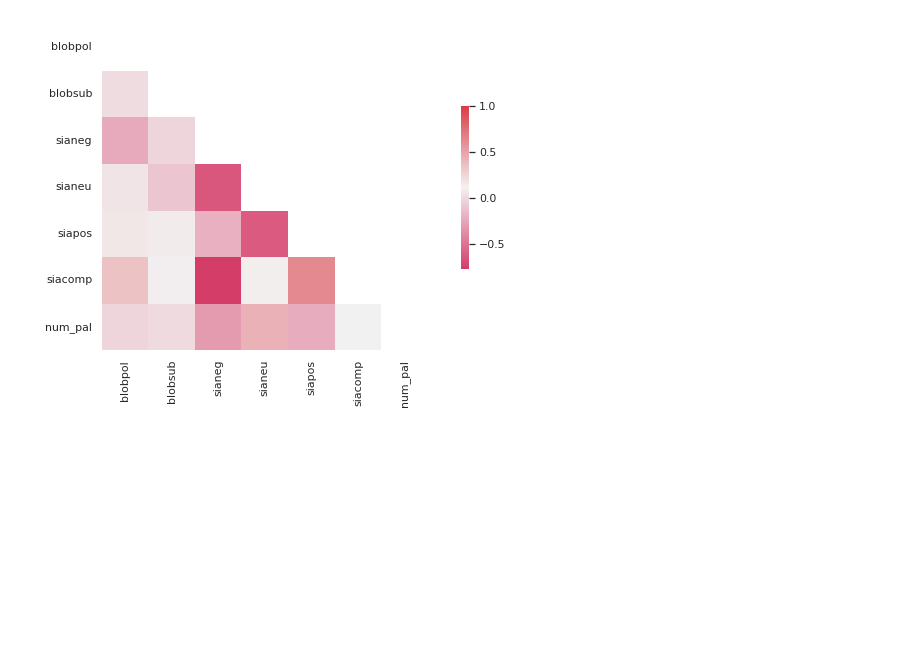
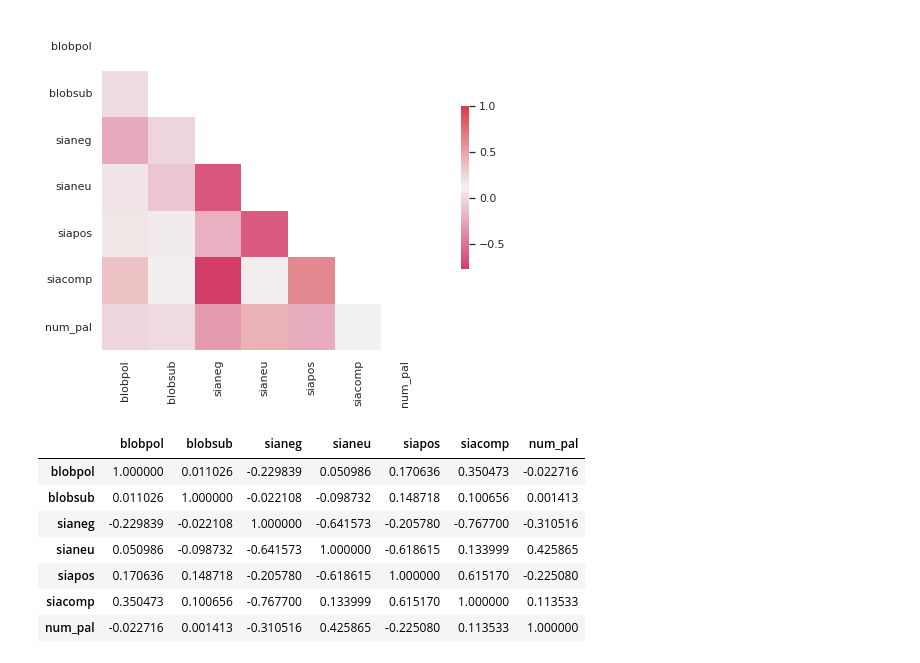
Before and after one commit to data2021oct/web-scrapping-miniproject, a Jupyter notebook: visual.ipynb, the cells around one changed output. Cells and saved outputs as stored; diff of their text form; code cells hidden in the pictures; blank space fills up the shorter version.

```diff
--- a/visual.ipynb
+++ b/visual.ipynb
@@ -51,3 +56,14 @@ sns.heatmap(corr,
 );
 # %% [output]
 [figure]
+# %%
+corr
+# %% [output]
+|  | blobpol | blobsub | sianeg | sianeu | siapos | siacomp | num_pal |
+| blobpol | 1.000000 | 0.011026 | -0.229839 | 0.050986 | 0.170636 | 0.350473 | -0.022716 |
+| blobsub | 0.011026 | 1.000000 | -0.022108 | -0.098732 | 0.148718 | 0.100656 | 0.001413 |
+| sianeg | -0.229839 | -0.022108 | 1.000000 | -0.641573 | -0.205780 | -0.767700 | -0.310516 |
+| sianeu | 0.050986 | -0.098732 | -0.641573 | 1.000000 | -0.618615 | 0.133999 | 0.425865 |
+| siapos | 0.170636 | 0.148718 | -0.205780 | -0.618615 | 1.000000 | 0.615170 | -0.225080 |
+| siacomp | 0.350473 | 0.100656 | -0.767700 | 0.133999 | 0.615170 | 1.000000 | 0.113533 |
+| num_pal | -0.022716 | 0.001413 | -0.310516 | 0.425865 | -0.225080 | 0.113533 | 1.000000 |
```
Also changed, not shown: parts of 4 cells of this notebook.
